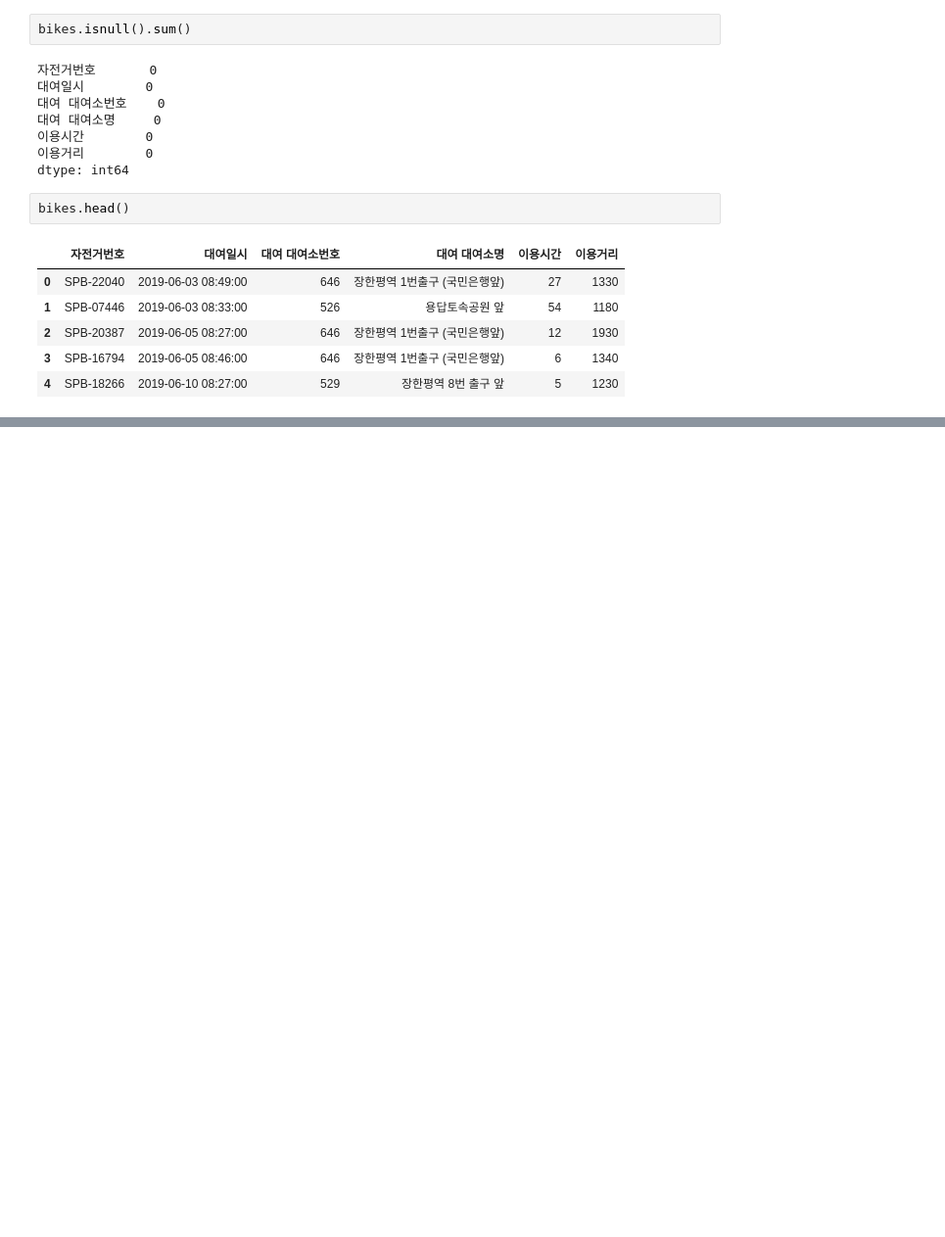
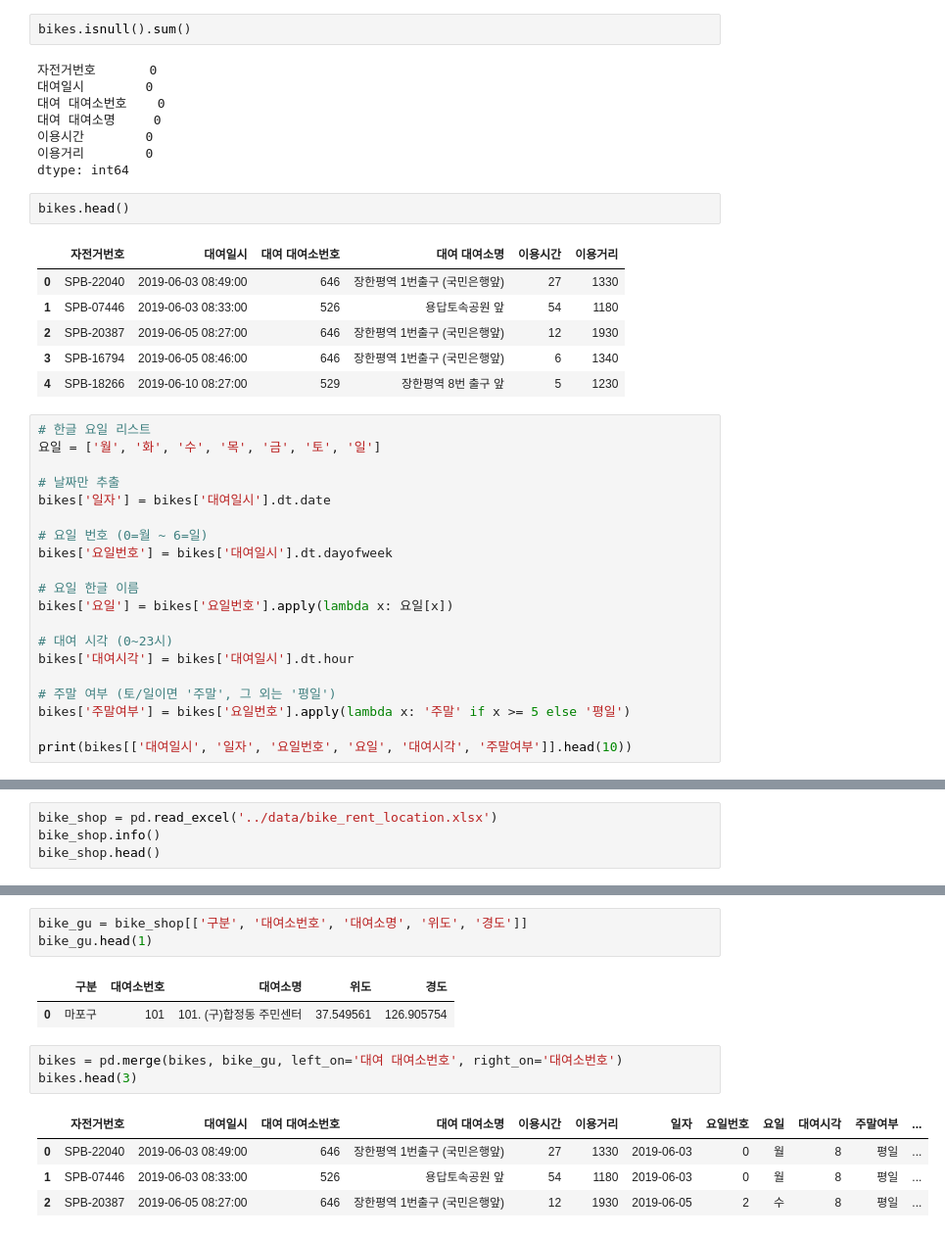
Before and after one commit to SiunKimm/python-data-lab, a Jupyter notebook: data-analysis/bike/practice/bike_practice.ipynb, the cells around one changed output, grey strips where cells are left out. Shown: that part at 98% size. Drawn from its saved outputs; the diff is of its cells as text; blank space fills up the shorter version.

```diff
--- a/data-analysis/bike/practice/bike_practice.ipynb
+++ b/data-analysis/bike/practice/bike_practice.ipynb
@@ -122,3 +121,23 @@ bikes.head()
 | 2 | SPB-20387 | 2019-06-05 08:27:00 | 646 | 장한평역 1번출구 (국민은행앞) | 12 | 1930 |
 | 3 | SPB-16794 | 2019-06-05 08:46:00 | 646 | 장한평역 1번출구 (국민은행앞) | 6 | 1340 |
 | 4 | SPB-18266 | 2019-06-10 08:27:00 | 529 | 장한평역 8번 출구 앞 | 5 | 1230 |
+# %%
+# 한글 요일 리스트
+요일 = ['월', '화', '수', '목', '금', '토', '일']
+
+# 날짜만 추출
+bikes['일자'] = bikes['대여일시'].dt.date
+
+# 요일 번호 (0=월 ~ 6=일)
+bikes['요일번호'] = bikes['대여일시'].dt.dayofweek
+
+# 요일 한글 이름
+bikes['요일'] = bikes['요일번호'].apply(lambda x: 요일[x])
+
+# 대여 시각 (0~23시)
+bikes['대여시각'] = bikes['대여일시'].dt.hour
+
+# 주말 여부 (토/일이면 '주말', 그 외는 '평일')
+bikes['주말여부'] = bikes['요일번호'].apply(lambda x: '주말' if x >= 5 else '평일')
+
+print(bikes[['대여일시', '일자', '요일번호', '요일', '대여시각', '주말여부']].head(10))
@@ -124,0 +177,4 @@ bikes.head()
+# %%
+bike_shop = pd.read_excel('../data/bike_rent_location.xlsx')
+bike_shop.info()
+bike_shop.head()
@@ -124,0 +201,14 @@ bikes.head()
+# %%
+bike_gu = bike_shop[['구분', '대여소번호', '대여소명', '위도', '경도']]
+bike_gu.head(1)
+# %% [output]
+|  | 구분 | 대여소번호 | 대여소명 | 위도 | 경도 |
+| 0 | 마포구 | 101 | 101. (구)합정동 주민센터 | 37.549561 | 126.905754 |
+# %%
+bikes = pd.merge(bikes, bike_gu, left_on='대여 대여소번호', right_on='대여소번호')
+bikes.head(3)
+# %% [output]
+|  | 자전거번호 | 대여일시 | 대여 대여소번호 | 대여 대여소명 | 이용시간 | 이용거리 | 일자 | 요일번호 | 요일 | 대여시각 | 주말여부 | ... |
+| 0 | SPB-22040 | 2019-06-03 08:49:00 | 646 | 장한평역 1번출구 (국민은행앞) | 27 | 1330 | 2019-06-03 | 0 | 월 | 8 | 평일 | ... |
+| 1 | SPB-07446 | 2019-06-03 08:33:00 | 526 | 용답토속공원 앞 | 54 | 1180 | 2019-06-03 | 0 | 월 | 8 | 평일 | ... |
+| 2 | SPB-20387 | 2019-06-05 08:27:00 | 646 | 장한평역 1번출구 (국민은행앞) | 12 | 1930 | 2019-06-05 | 2 | 수 | 8 | 평일 | ... |
```
Also changed, not shown: parts of 7 cells of this notebook.
